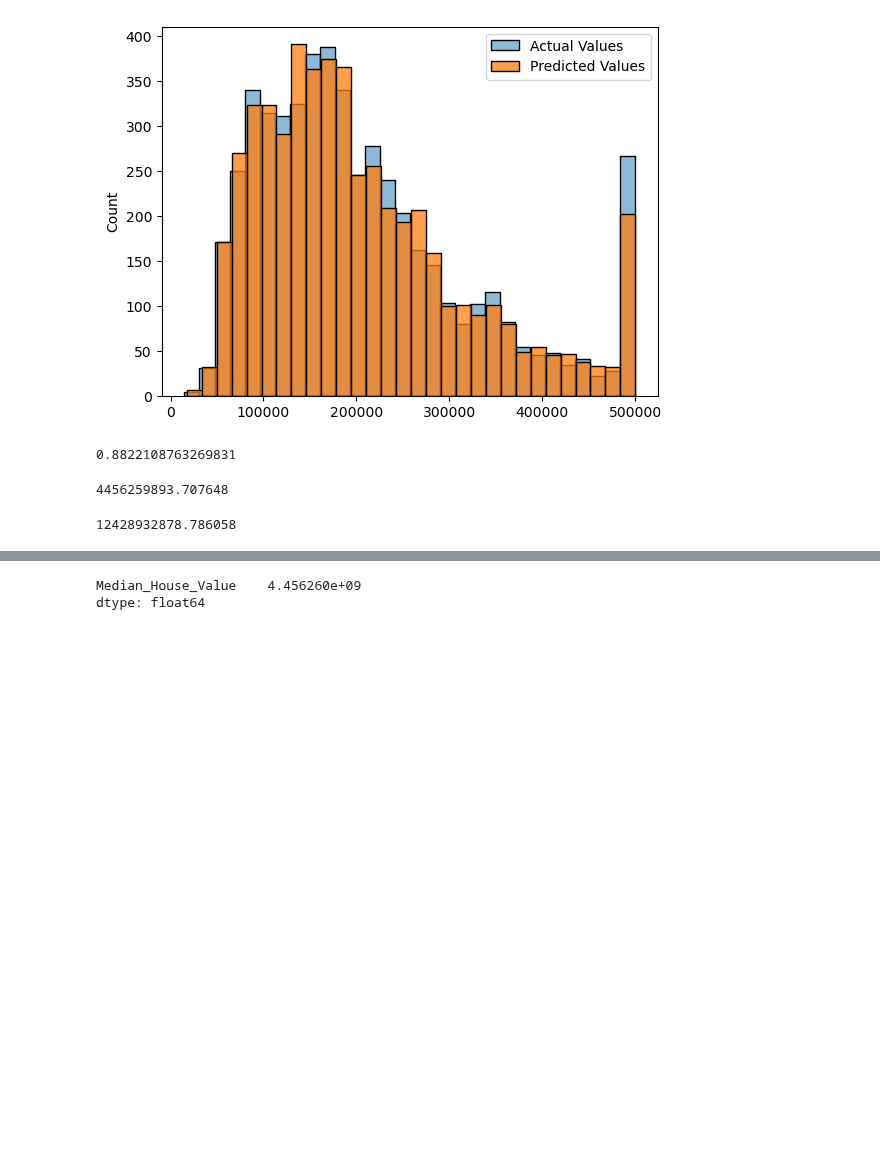
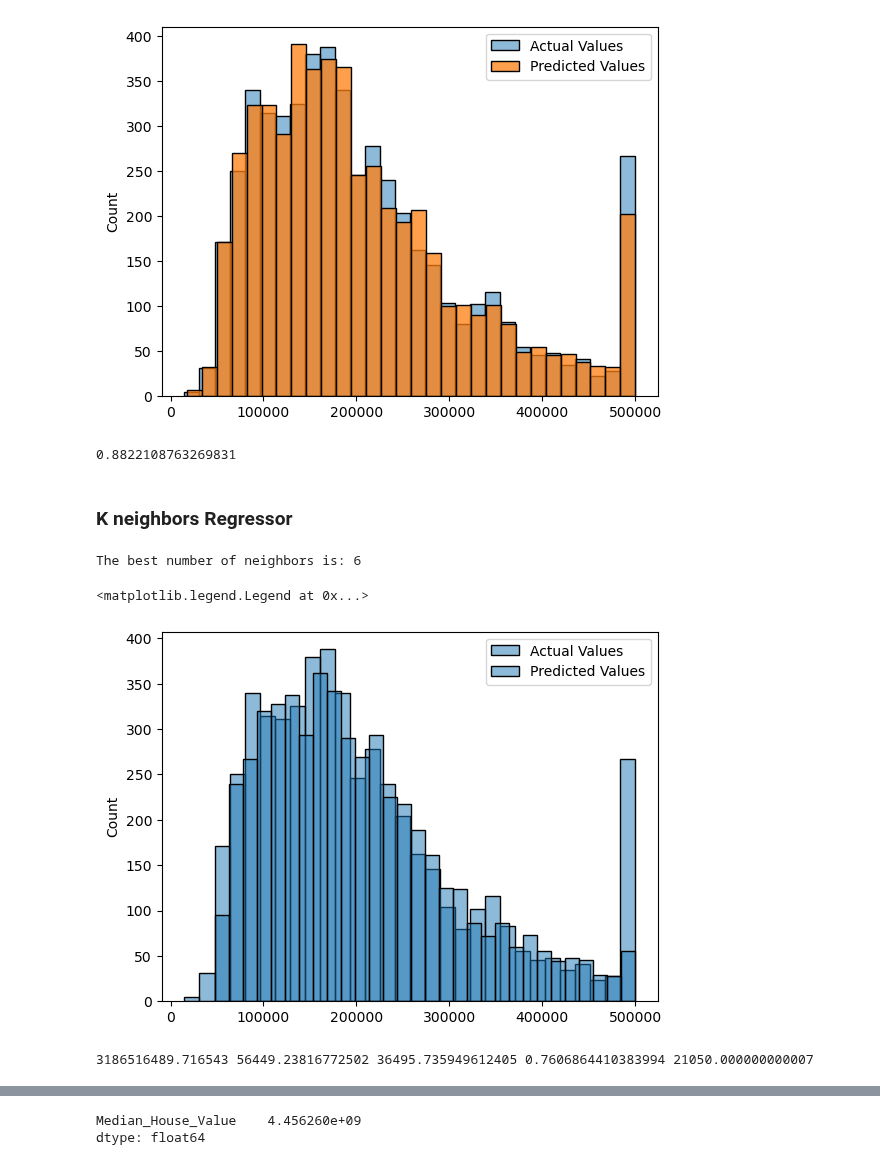
Before and after one commit to DSBE-Semester-A/DataMining, a Jupyter notebook: Assignment1.ipynb, the cells around one changed output, grey strips where cells are left out. Saved outputs shown, nothing was run; the diff lists cells and outputs as text; code cells hidden in the pictures; blank space fills up the shorter version.

```diff
--- a/Assignment1.ipynb
+++ b/Assignment1.ipynb
@@ -326,13 +301,26 @@ plt.legend()
 print(decision_tree_model.score(X, y))
 # %% [output]
 0.8822108763269831
-# %%
-bias_dec = np.mean((y_test.values.flatten() - y_dec_pred) ** 2)
-bias_dec
-# %% [output]
-4456259893.707648
-# %%
-variance_dec = np.var(y_dec_pred)
-variance_dec
-# %% [output]
-12428932878.786058
+# %% [markdown]
+### K neighbors Regressor
+# %%
+from sklearn.model_selection import GridSearchCV
+from sklearn.neighbors import KNeighborsRegressor
+
+# Define the parameter grid for n_neighbors
+param_grid = {'n_neighbors': range(1, 21)}
+
+# Initialize the KNeighborsRegressor
+knn = KNeighborsRegressor()
+
+# Use GridSearchCV to search for the best value of n_neighbors
+grid_search = GridSearchCV(knn, param_grid, cv=5, scoring='neg_mean_squared_error')
+
+# Fit the model to the training data
+grid_search.fit(x_train, y_train)
+
+# Get the best parameters
+best_n_neighbors = grid_search.best_params_['n_neighbors']
+print(f"The best number of neighbors is: {best_n_neighbors}")
+# %% [output]
+The best number of neighbors is: 6
@@ -338,0 +339,20 @@ variance_dec
+# %%
+sns.histplot(y_test, label='Actual Values')
+sns.histplot(y_knn_pred, label='Predicted Values')
+plt.legend()
+# %% [output]
+<matplotlib.legend.Legend at 0x...>
+[figure, added]
+# %%
+import sklearn.metrics as metrics
+import math
+
+MSE_knn = metrics.mean_squared_error(y_test, y_knn_pred)
+RMSE_knn = math.sqrt(MSE_knn)
+MAE_knn = metrics.mean_absolute_error(y_test, y_knn_pred)
+R2_knn = metrics.r2_score(y_test, y_knn_pred)
+Med_abs_er_knn = metrics.median_absolute_error(y_test, y_knn_pred)
+
+print(MSE_knn, RMSE_knn, MAE_knn, R2_knn, Med_abs_er_knn)
+# %% [output]
+3186516489.716543 56449.23816772502 36495.735949612405 0.7606864410383994 21050.000000000007
```
Also changed, not shown: parts of 15 cells of this notebook.
